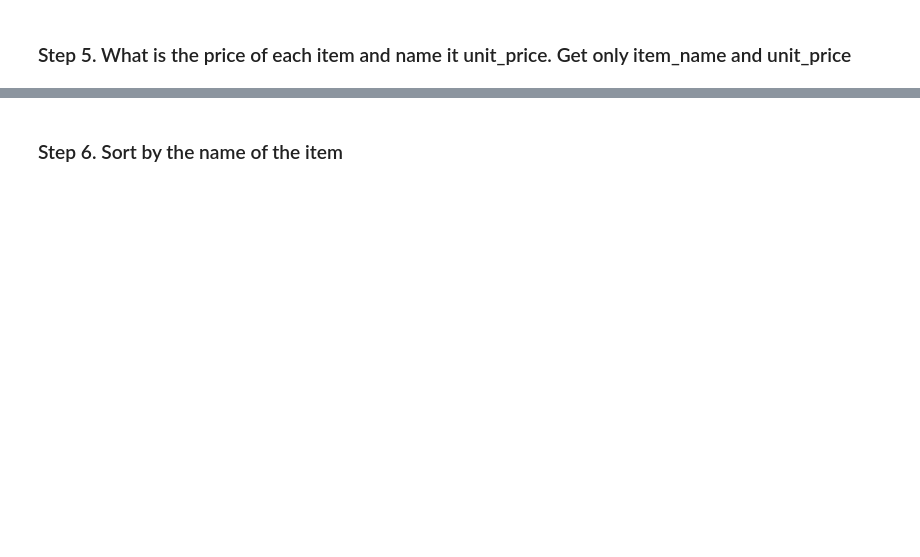
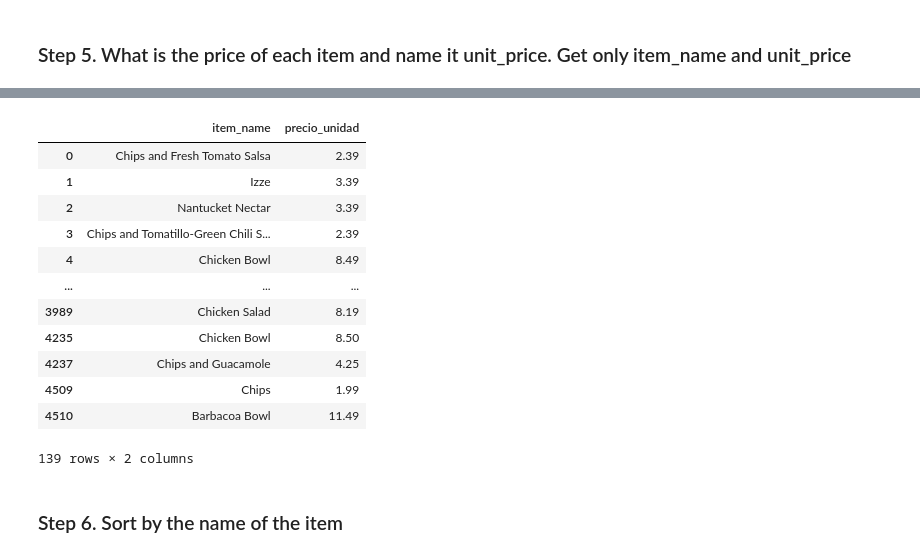
Before and after one commit to AGC79/ONLINE_DS_THEBRDIGE_TRABAJOSAGC, a Jupyter notebook: 2-DATA_ANALYSIS/2-Pandas/Practica/1-Chipotle/Chipotle_alvaro_guerra_cabello.ipynb, the cells around one changed output, grey strips where cells are left out. Cells and saved outputs as stored; diff of their text form; code cells hidden in the pictures; blank space fills up the shorter version.

```diff
--- a/2-DATA_ANALYSIS/2-Pandas/Practica/1-Chipotle/Chipotle_alvaro_guerra_cabello.ipynb
+++ b/2-DATA_ANALYSIS/2-Pandas/Practica/1-Chipotle/Chipotle_alvaro_guerra_cabello.ipynb
@@ -102,2 +190,18 @@ Número de productos que cuestan más de 10 dólares: 1130
+# %%
+df_chipo[["item_name", "precio_unidad"]].drop_duplicates()
+# %% [output]
+|  | item_name | precio_unidad |
+| 0 | Chips and Fresh Tomato Salsa | 2.39 |
+| 1 | Izze | 3.39 |
+| 2 | Nantucket Nectar | 3.39 |
+| 3 | Chips and Tomatillo-Green Chili S... | 2.39 |
+| 4 | Chicken Bowl | 8.49 |
+| ... | ... | ... |
+| 3989 | Chicken Salad | 8.19 |
+| 4235 | Chicken Bowl | 8.50 |
+| 4237 | Chips and Guacamole | 4.25 |
+| 4509 | Chips | 1.99 |
+| 4510 | Barbacoa Bowl | 11.49 |
+139 rows × 2 columns
 # %% [markdown]
 ### Step 6. Sort by the name of the item
```
Also changed, not shown: parts of 22 cells of this notebook.
